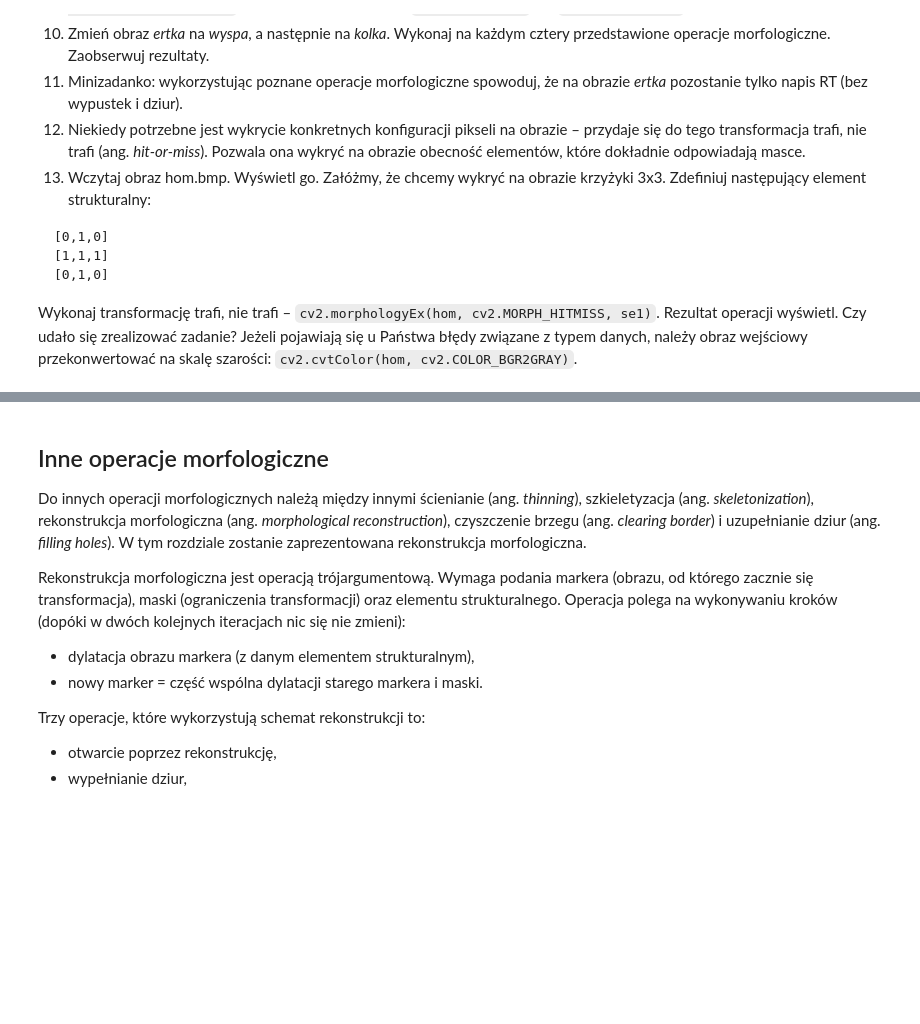
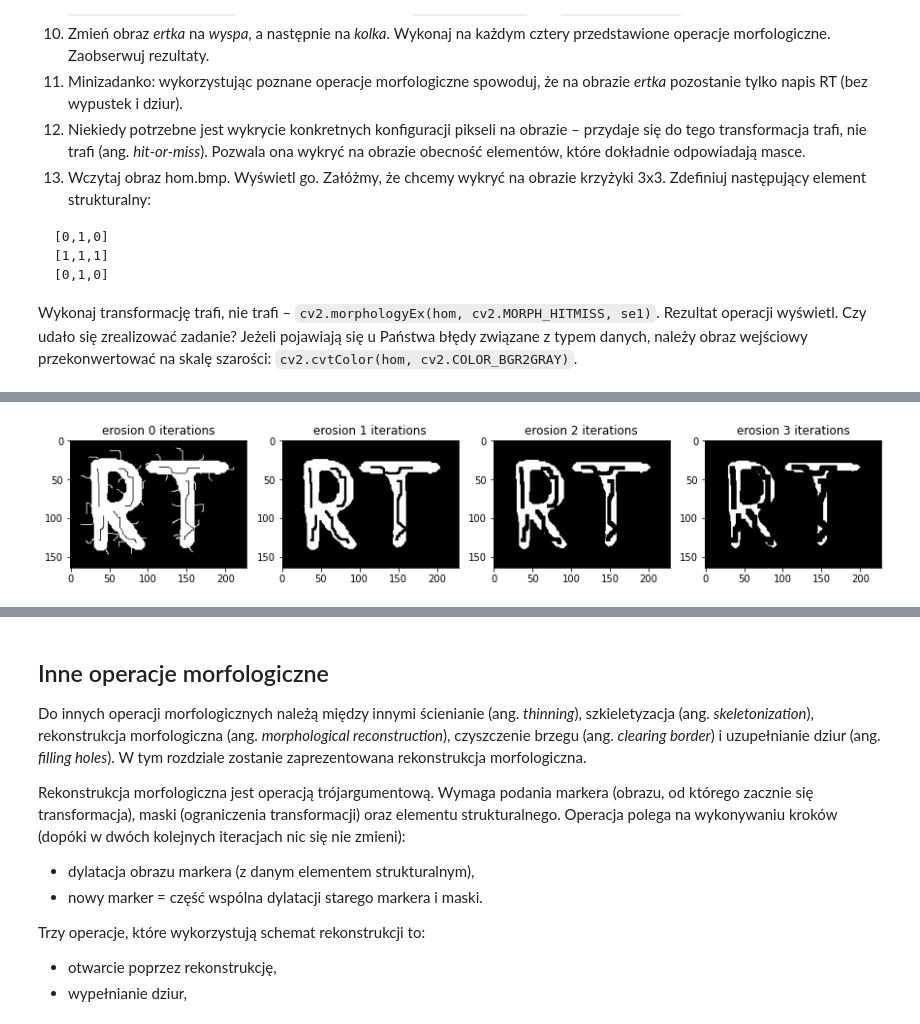
Before and after one commit to prz-ziaja/sem5, a Jupyter notebook: poc/lab10/10_morphology.ipynb, the cells around one changed output, grey strips where cells are left out. Saved outputs shown, nothing was run; the diff lists cells and outputs as text; code cells hidden in the pictures; blank space fills up the shorter version.

```diff
--- a/poc/lab10/10_morphology.ipynb
+++ b/poc/lab10/10_morphology.ipynb
@@ -70,0 +102,9 @@ import numpy as np
+# %%
+fig, axs = plt.subplots(1,4)
+fig.set_size_inches(15,10)
+for i,j in enumerate(axs.flatten()):
+    j.imshow(cv2.erode(ertka, cv2.getStructuringElement(cv2.MORPH_RECT,(3,3)),iterations=i),'gray')
+    j.set_title(f'erosion {i} iterations')
+plt.show()
+# %% [output]
+[figure, added]
```
Also changed, not shown: parts of 15 cells of this notebook.
